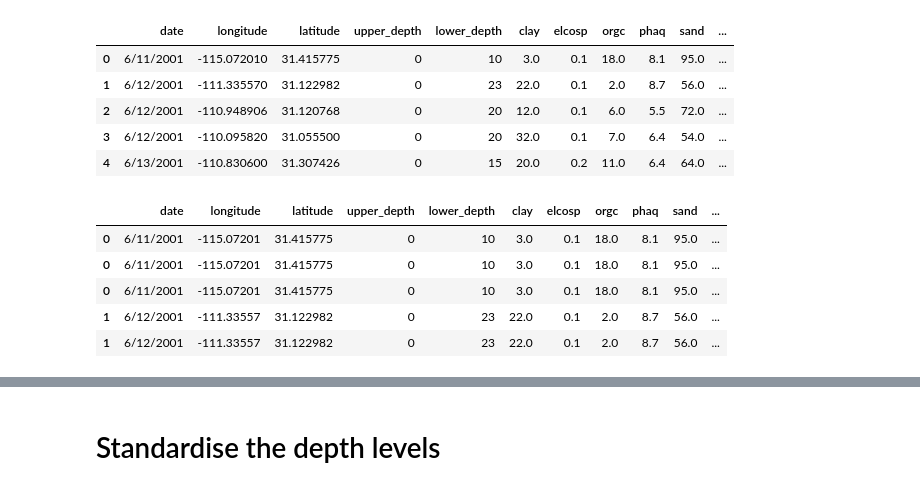
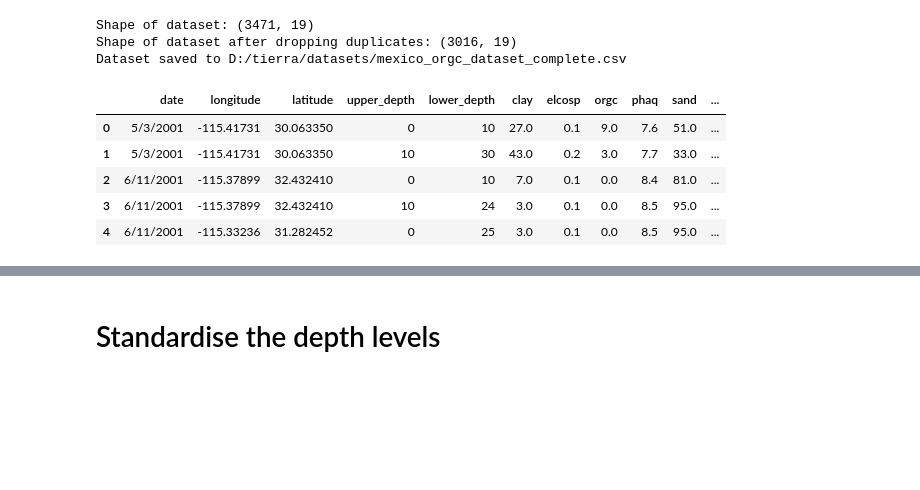
Before and after one commit to tierrafoods-hud/notebooks, a Jupyter notebook: modeling-soil-features.ipynb, the cells around one changed output, grey strips where cells are left out. Drawn from its saved outputs; the diff is of its cells as text; code cells hidden in the pictures; blank space fills up the shorter version.

```diff
--- a/modeling-soil-features.ipynb
+++ b/modeling-soil-features.ipynb
@@ -144,53 +129,64 @@ mex_gdf.head()
 # %%
 # disable column limit
 pd.set_option('display.max_columns', None)
 
 # Load and prepare bedrock data
 bedrock_df = gpd.read_file("D:/tierra/data/soil/bedrock.geojson")
 bedrock_df = bedrock_df[['geometry', 'layer']]
 
 # Convert both dataframes to a projected CRS (UTM Zone appropriate for Mexico)
 bedrock_df = bedrock_df.to_crs("EPSG:32614")  # UTM Zone 14N (Central Mexico)
 mex_gdf = mex_gdf.to_crs("EPSG:32614")
 
 # Perform spatial join with nearest neighbor
 mex_gdf = gpd.sjoin_nearest(mex_gdf, bedrock_df, how='left')
 
 # Drop unnecessary columns and convert back to WGS84
 mex_gdf = mex_gdf.drop(columns=['index_right']).to_crs("EPSG:4326")
 
+
+# rename columns
+mex_gdf = mex_gdf.rename(columns={'layer': 'bedrock', 'DESCRIPCIO': 'soil_type', 'slopemean': 'slope_mean', 'zone_number': 'ecoregion'})
+
+print(f"Shape of dataset: {mex_gdf.shape}")
+
+# drop duplicate rows
+mex_gdf = mex_gdf.drop_duplicates()
+print(f"Shape of dataset after dropping duplicates: {mex_gdf.shape}")
+
+# save dataset
+mexico_path = f"D:/tierra/datasets/mexico_{TARGET}_dataset_complete.csv"
+mex_gdf.to_csv(mexico_path, index=False)
+print(f"Dataset saved to {mexico_path}")
+
 mex_gdf.head()
 # %% [output]
+Shape of dataset: (3471, 19)
+Shape of dataset after dropping duplicates: (3016, 19)
+Dataset saved to D:/tierra/datasets/mexico_orgc_dataset_complete.csv
 |  | date | longitude | latitude | upper_depth | lower_depth | clay | elcosp | orgc | phaq | sand | ... |
-| 0 | 6/11/2001 | -115.072010 | 31.415775 | 0 | 10 | 3.0 | 0.1 | 18.0 | 8.1 | 95.0 | ... |
-| 1 | 6/12/2001 | -111.335570 | 31.122982 | 0 | 23 | 22.0 | 0.1 | 2.0 | 8.7 | 56.0 | ... |
-| 2 | 6/12/2001 | -110.948906 | 31.120768 | 0 | 20 | 12.0 | 0.1 | 6.0 | 5.5 | 72.0 | ... |
-| 3 | 6/12/2001 | -110.095820 | 31.055500 | 0 | 20 | 32.0 | 0.1 | 7.0 | 6.4 | 54.0 | ... |
-| 4 | 6/13/2001 | -110.830600 | 31.307426 | 0 | 15 | 20.0 | 0.2 | 11.0 | 6.4 | 64.0 | ... |
+| 0 | 5/3/2001 | -115.41731 | 30.063350 | 0 | 10 | 27.0 | 0.1 | 9.0 | 7.6 | 51.0 | ... |
+| 1 | 5/3/2001 | -115.41731 | 30.063350 | 10 | 30 | 43.0 | 0.2 | 3.0 | 7.7 | 33.0 | ... |
+| 2 | 6/11/2001 | -115.37899 | 32.432410 | 0 | 10 | 7.0 | 0.1 | 0.0 | 8.4 | 81.0 | ... |
+| 3 | 6/11/2001 | -115.37899 | 32.432410 | 10 | 24 | 3.0 | 0.1 | 0.0 | 8.5 | 95.0 | ... |
+| 4 | 6/11/2001 | -115.33236 | 31.282452 | 0 | 25 | 3.0 | 0.1 | 0.0 | 8.5 | 95.0 | ... |
 # %%
-# Load rock fragments
-rock_fragments = pd.read_csv(f"D:/tierra/data/rock_{TARGET}_fragments.csv")
+# # Load rock fragments
+# rock_fragments = pd.read_csv(f"D:/tierra/data/rock_{TARGET}_fragments.csv")
 
-# Ensure rock_fragments is a GeoDataFrame with proper geometry
-rock_fragments = gpd.GeoDataFrame(rock_fragments, geometry=gpd.GeoSeries.from_wkt(rock_fragments['geometry']))
+# # Ensure rock_fragments is a GeoDataFrame with proper geometry
+# rock_fragments = gpd.GeoDataFrame(rock_fragments, geometry=gpd.GeoSeries.from_wkt(rock_fragments['geometry']))
 
-# Rename rock fragments column
-rock_fragments = rock_fragments.rename(columns={'_mean': 'rock_fragments'})
+# # Rename rock fragments column
+# rock_fragments = rock_fragments.rename(columns={'_mean': 'rock_fragments'})
 
-# Set CRS for rock_fragments to match mexico
-rock_fragments.set_crs(epsg=4326, inplace=True)
+# # Set CRS for rock_fragments to match mexico
+# rock_fragments.set_crs(epsg=4326, inplace=True)
 
-# Merge datasets
-gdf = gpd.sjoin(mex_gdf, rock_fragments, how='left', predicate='within')
+# # Merge datasets
+# gdf = gpd.sjoin(mex_gdf, rock_fragments, how='left', predicate='within')
 
-# Drop geometry and index_right columns
-gdf = gdf.drop(columns=['index_right'])
+# # Drop geometry and index_right columns
+# gdf = gdf.drop(columns=['index_right'])
 
-gdf.head()
+# gdf.head()
-# %% [output]
-|  | date | longitude | latitude | upper_depth | lower_depth | clay | elcosp | orgc | phaq | sand | ... |
-| 0 | 6/11/2001 | -115.07201 | 31.415775 | 0 | 10 | 3.0 | 0.1 | 18.0 | 8.1 | 95.0 | ... |
-| 0 | 6/11/2001 | -115.07201 | 31.415775 | 0 | 10 | 3.0 | 0.1 | 18.0 | 8.1 | 95.0 | ... |
-| 0 | 6/11/2001 | -115.07201 | 31.415775 | 0 | 10 | 3.0 | 0.1 | 18.0 | 8.1 | 95.0 | ... |
-| 1 | 6/12/2001 | -111.33557 | 31.122982 | 0 | 23 | 22.0 | 0.1 | 2.0 | 8.7 | 56.0 | ... |
-| 1 | 6/12/2001 | -111.33557 | 31.122982 | 0 | 23 | 22.0 | 0.1 | 2.0 | 8.7 | 56.0 | ... |
```
Also changed, not shown: parts of 15 cells of this notebook, 19 other files.
